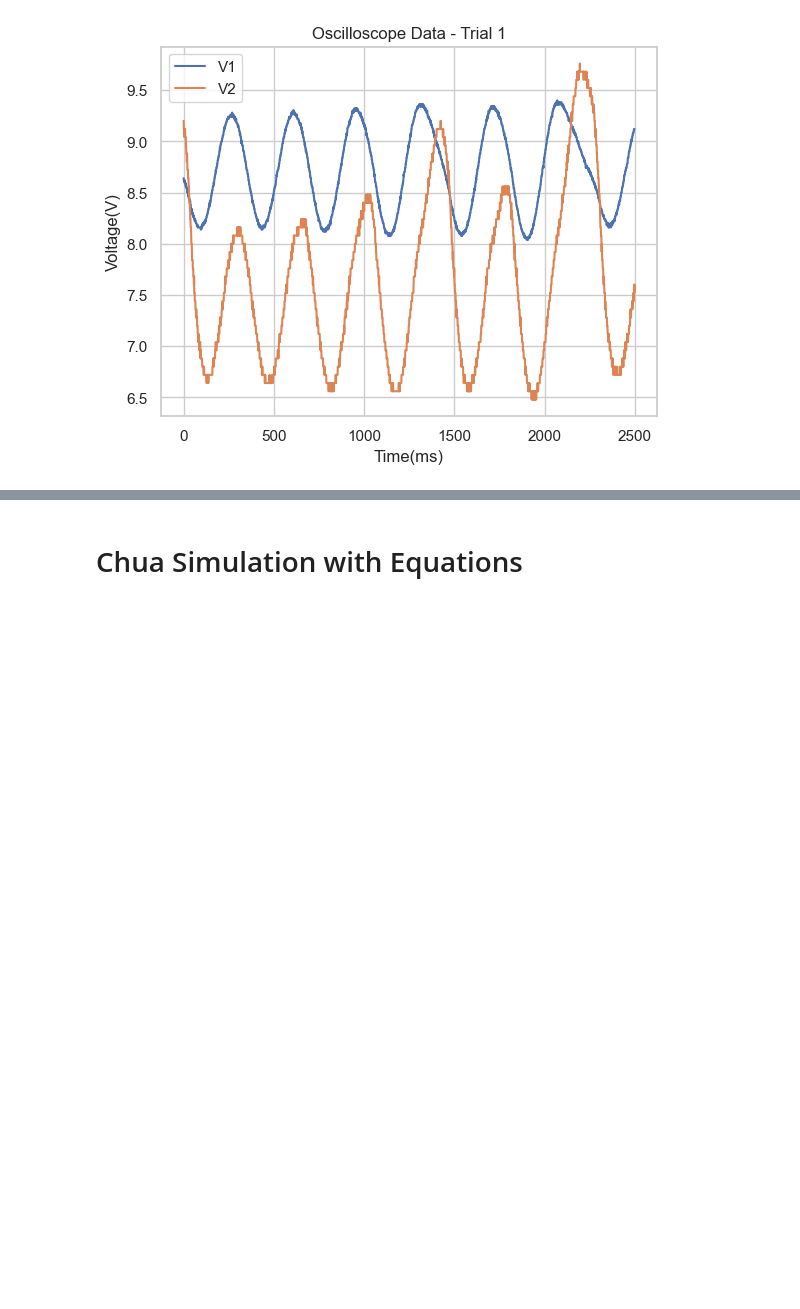
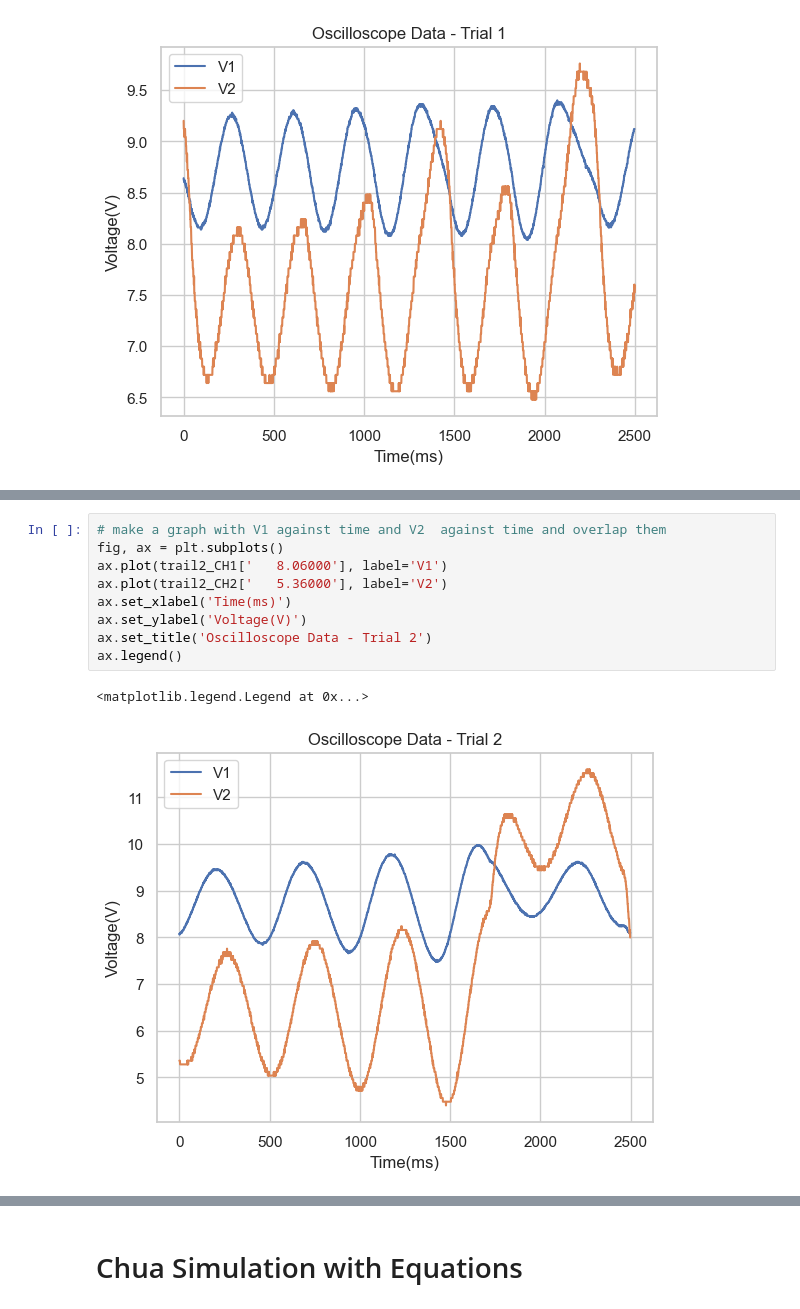
Before and after one commit to Quantum-Impulse/PHY353L, a Jupyter notebook: Lab 3/base.ipynb, the cells around one changed output, grey strips where cells are left out. Cells and saved outputs as stored; diff of their text form; blank space fills up the shorter version.

```diff
--- a/Lab 3/base.ipynb
+++ b/Lab 3/base.ipynb
@@ -169,0 +167,12 @@ plt.show()
+# %%
+# make a graph with V1 against time and V2  against time and overlap them
+fig, ax = plt.subplots()
+ax.plot(trail2_CH1['   8.06000'], label='V1')
+ax.plot(trail2_CH2['   5.36000'], label='V2')
+ax.set_xlabel('Time(ms)')
+ax.set_ylabel('Voltage(V)')
+ax.set_title('Oscilloscope Data - Trial 2')
+ax.legend()
+# %% [output]
+<matplotlib.legend.Legend at 0x...>
+[figure, added]
```
Also changed, not shown: parts of 9 cells of this notebook.
